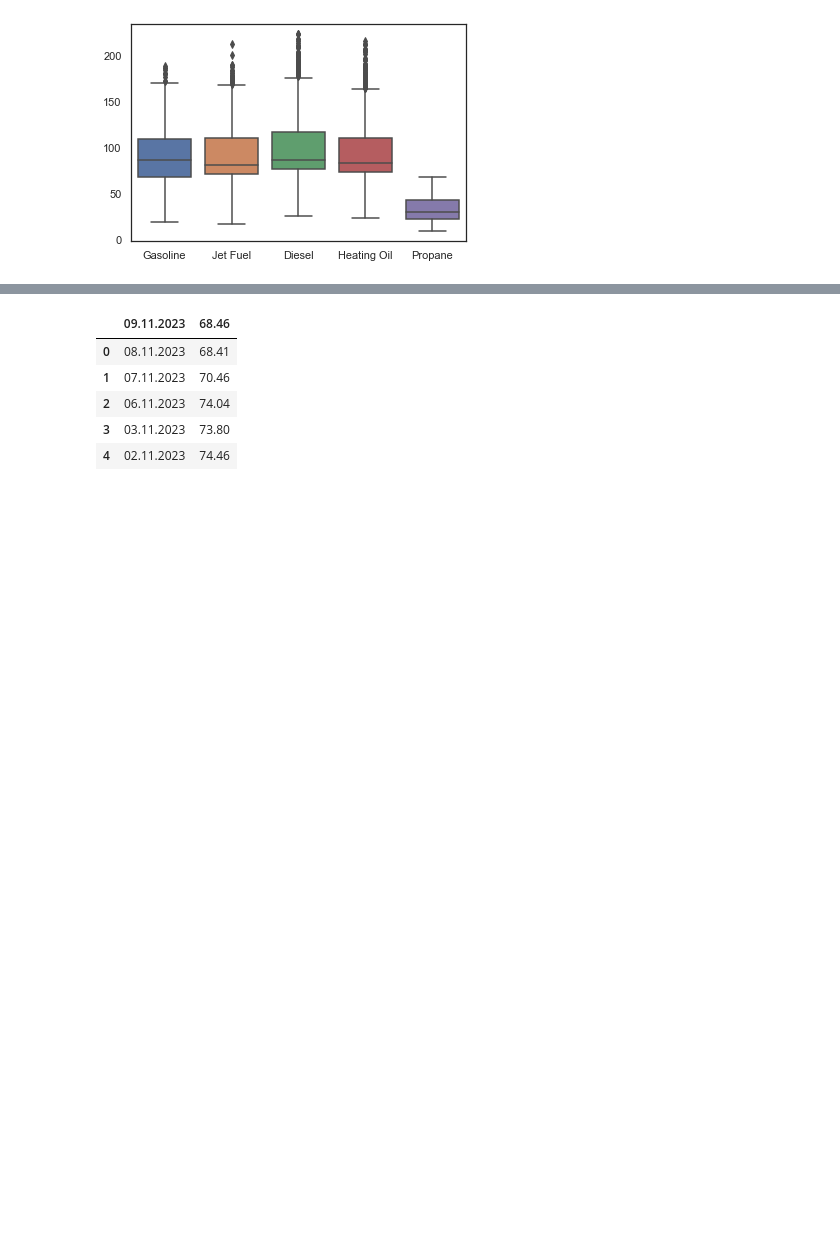
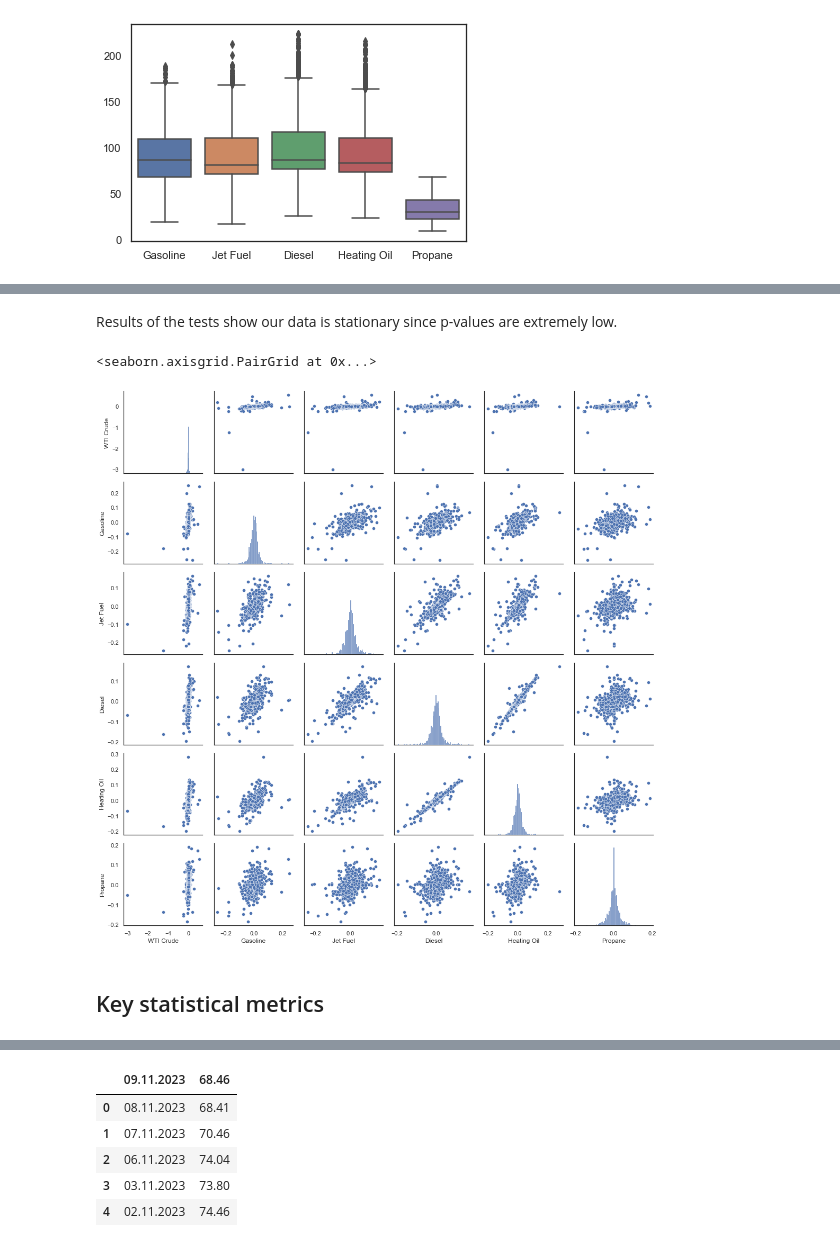
Before and after one commit to timdanilov/capstone-project, a Jupyter notebook: capstone.ipynb, the cells around one changed output, grey strips where cells are left out. Drawn from its saved outputs; the diff is of its cells as text; code cells hidden in the pictures; blank space fills up the shorter version.

```diff
--- a/capstone.ipynb
+++ b/capstone.ipynb
@@ -144,0 +200,12 @@ sns.boxplot(data=oil_products_df.iloc[:,1:6].multiply(42))
+# %% [markdown]
+Results of the tests show our data is stationary since p-values are extremely low.
+# %%
+# Distribution of returns and scatterplots showing relationships between returns of various oil products
+g = sns.PairGrid(wti_returns_df)
+g.map_diag(sns.histplot)
+g.map_offdiag(sns.scatterplot)
+# %% [output]
+<seaborn.axisgrid.PairGrid at 0x...>
+[figure, added]
+# %% [markdown]
+## Key statistical metrics
```
Also changed, not shown: parts of 21 cells of this notebook.
